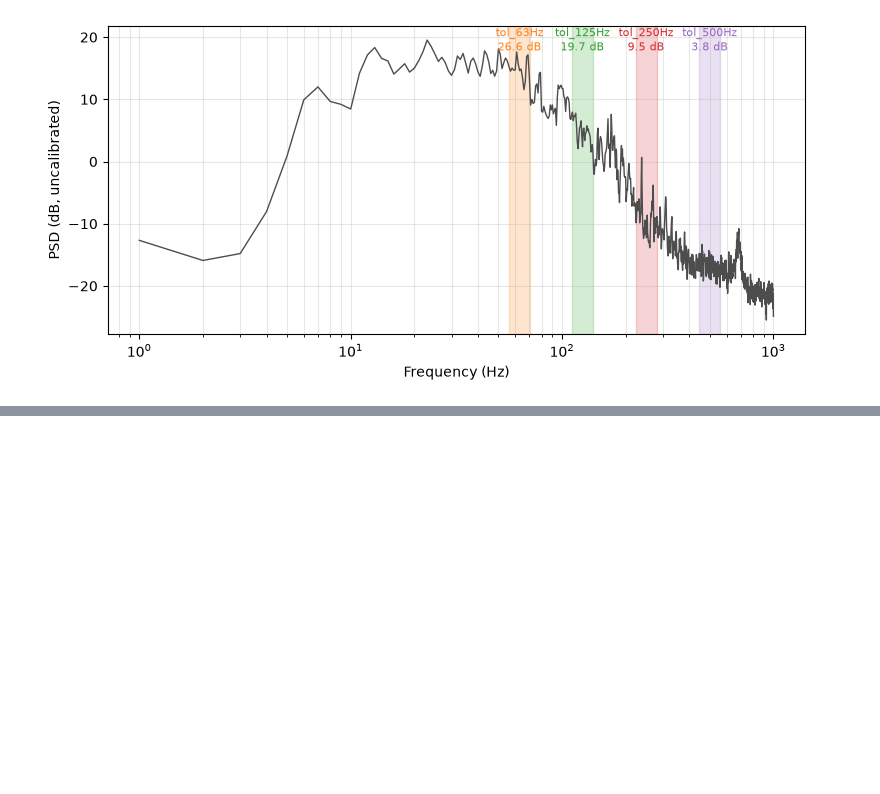
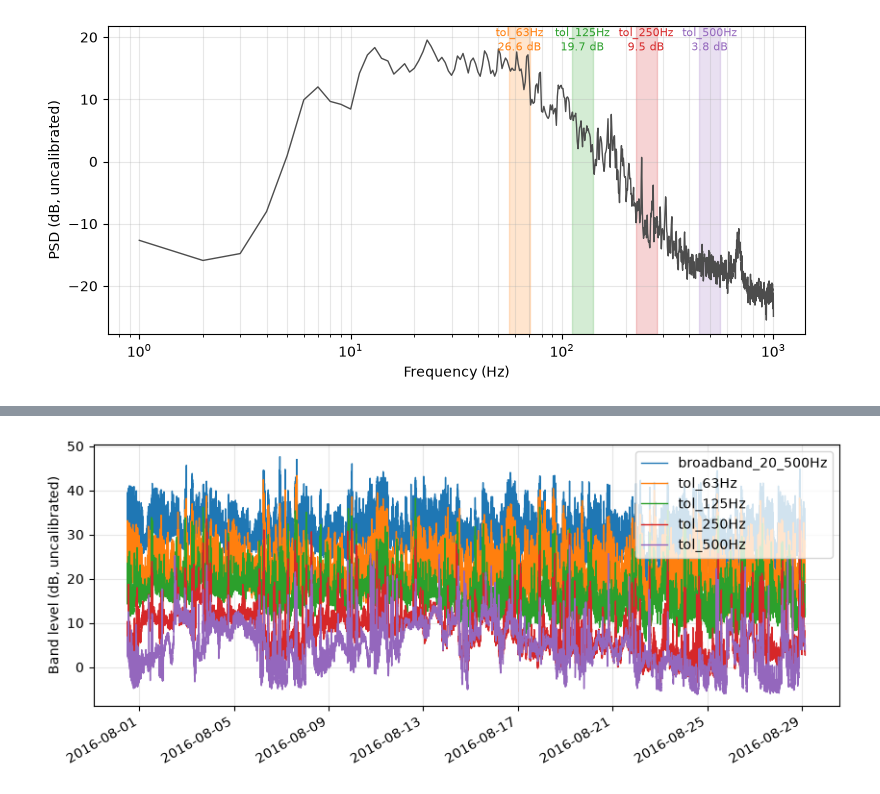
Before and after one commit to florspag/acoustic_vessels, a Jupyter notebook: vessel.ipynb, the cells around one changed output, grey strips where cells are left out. Drawn from its saved outputs; the diff is of its cells as text; code cells hidden in the pictures; blank space fills up the shorter version.

```diff
--- a/vessel.ipynb
+++ b/vessel.ipynb
@@ -63,0 +76,2 @@ plot_bands_over_time(times=times, freqs=freqs, psds=psds, bands_def=bands_def, i
+# %%
+auds= [AudioFile(filename=f, store=store) for f in files]
@@ -63,0 +91,4 @@ plot_bands_over_time(times=times, freqs=freqs, psds=psds, bands_def=bands_def, i
+# %%
+t0 = auds[0].timestamp
+t1 = auds[len(auds)-1].timestamp
+spectral_densities = extract_spectrum_multiple_files(audio_files=auds, t0=t0, t1=t1)
@@ -63,0 +113,8 @@ plot_bands_over_time(times=times, freqs=freqs, psds=psds, bands_def=bands_def, i
+# %%
+times = spectral_densities[0]
+freqs = spectral_densities[1]
+psds = spectral_densities[2]
+bands_def = standard_bands(fmax=freqs[-1])
+plot_bands_timeserie(times=times, freqs=freqs, psds=psds, bands_def=bands_def)
+# %% [output]
+[figure, added]
```
Also changed, not shown: parts of 13 cells of this notebook, 2 other files.
